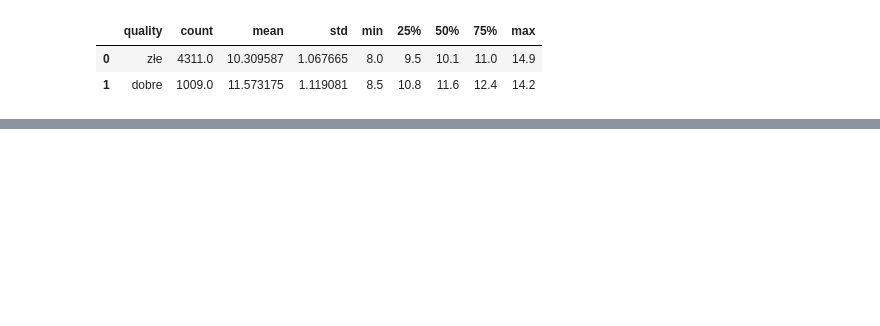
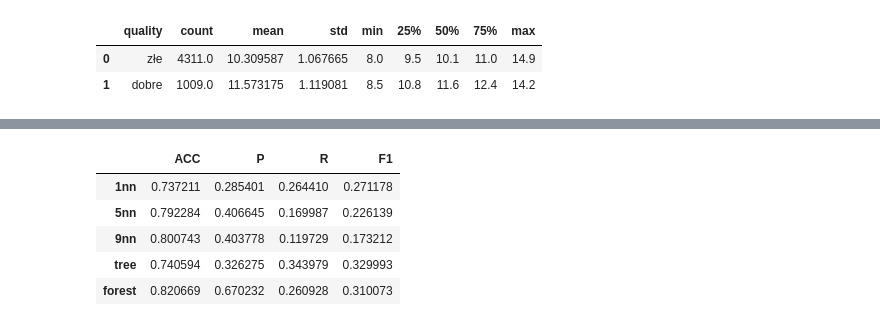
Before and after one commit to mbmarcin/ml_, a Jupyter notebook: wine_2.ipynb, the cells around one changed output, grey strips where cells are left out. Drawn from its saved outputs; the diff is of its cells as text; code cells hidden in the pictures; blank space fills up the shorter version.

```diff
--- a/wine_2.ipynb
+++ b/wine_2.ipynb
@@ -399,0 +413,52 @@ for train, test in kf.split(arr):
+# %%
+# functions for fit model
+# import sklearn.neighbors as knn_
+# import sklearn.metrics as m_
+
+
+
+algs = pd.Series({
+    '1nn': knn_.KNeighborsClassifier(n_neighbors=1),
+    '5nn': knn_.KNeighborsClassifier(n_neighbors=5),
+    '9nn': knn_.KNeighborsClassifier(n_neighbors=9),
+    'tree': sklearn.tree.DecisionTreeClassifier(random_state=1),
+    'forest': sklearn.ensemble.RandomForestClassifier(random_state=1)
+})
+
+
+def fit_classifier(alg, X_train, X_test, y_train, y_test):
+
+
+  alg.fit(X_train, y_train)
+  y_pred = alg.predict(X_test)
+
+  metrics = {
+      'ACC': m_.accuracy_score(y_test, y_pred),
+      'P': m_.precision_score(y_test, y_pred),
+      'R': m_.recall_score(y_test, y_pred),
+      'F1': m_.f1_score(y_test, y_pred)
+
+  }
+
+  return metrics
+
+
+def test_alg(X_train, X_test, y_train, y_test):
+  w = pd.concat([pd.Series(fit_classifier(alg, X_train, X_test, y_train, y_test)) for alg in algs], axis=1).T
+  w.index = algs.index
+  return w
+
+n_splits=3
+
+
+resault = [test_alg(X.iloc[train], X.iloc[test], yk[train], yk[test])
+          for train, test in k.KFold(n_splits=n_splits, random_state=None, shuffle=False).split(X)]
+
+sum(resault)/n_splits
+# %% [output]
+|  | ACC | P | R | F1 |
+| 1nn | 0.737211 | 0.285401 | 0.264410 | 0.271178 |
+| 5nn | 0.792284 | 0.406645 | 0.169987 | 0.226139 |
+| 9nn | 0.800743 | 0.403778 | 0.119729 | 0.173212 |
+| tree | 0.740594 | 0.326275 | 0.343979 | 0.329993 |
+| forest | 0.820669 | 0.670232 | 0.260928 | 0.310073 |
```
Also changed, not shown: parts of 6 cells of this notebook.
